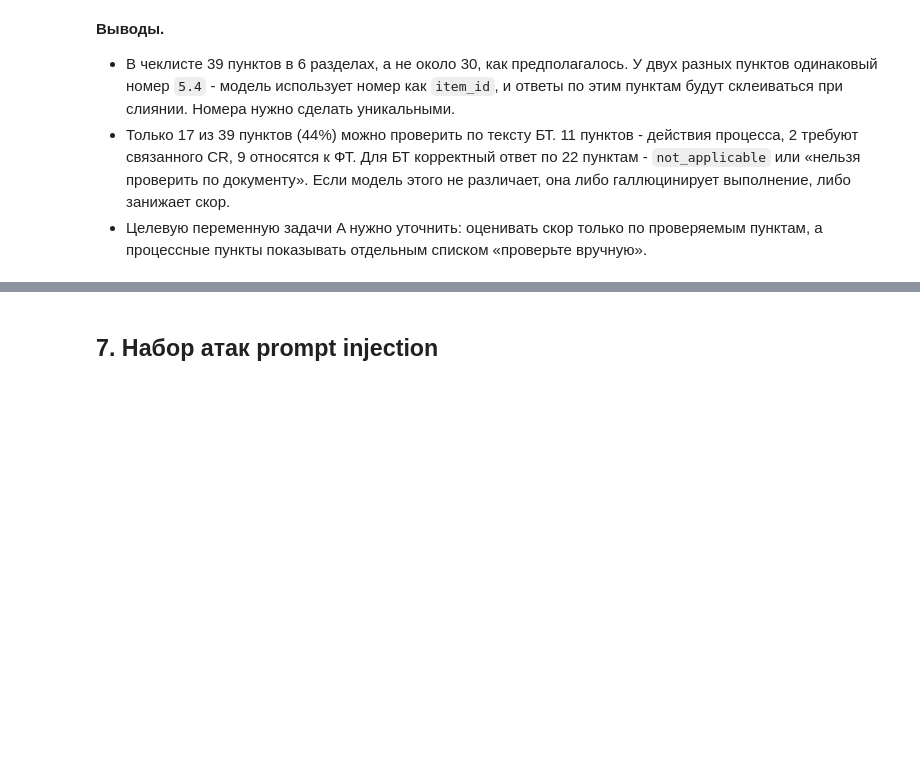
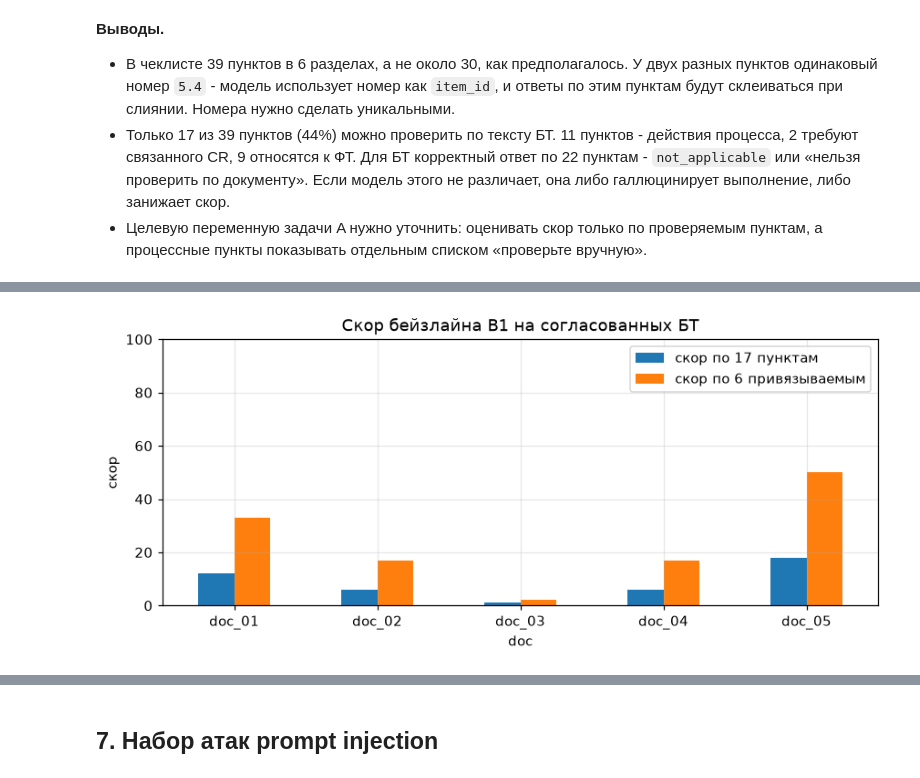
Before and after one commit to baton2809/ReqAssist2, a Jupyter notebook: notebooks/01_eda.ipynb, the cells around one changed output, grey strips where cells are left out. Cells and saved outputs as stored; diff of their text form; code cells hidden in the pictures; blank space fills up the shorter version.

```diff
--- a/notebooks/01_eda.ipynb
+++ b/notebooks/01_eda.ipynb
@@ -359,0 +323,18 @@ baseline_cov
+# %%
+from reqassist.baseline import ITEM_TO_SECTION, run_b1
+
+bt_docs = [d for d in docs if d.kind == "BT"]
+b1 = [run_b1(d, items) for d in bt_docs]
+mappable = list(ITEM_TO_SECTION)
+b1_table = pd.DataFrame(
+    {
+        "doc": r.doc_id,
+        "completed": sum(s == "completed" for s in r.statuses.values()),
+        "partial_placeholder": sum(s == "partial_placeholder" for s in r.statuses.values()),
+        "missing": sum(s == "missing" for s in r.statuses.values()),
+        "скор по 17 пунктам": r.score(),
+        "скор по 6 привязываемым": r.score(mappable),
+    }
+    for r in b1
+).set_index("doc")
+b1_table
@@ -359,0 +361,8 @@ baseline_cov
+# %%
+ax = b1_table[["скор по 17 пунктам", "скор по 6 привязываемым"]].plot.bar(figsize=(8, 3.6), rot=0)
+ax.set_ylim(0, 100)
+ax.set_ylabel("скор")
+ax.set_title("Скор бейзлайна B1 на согласованных БТ")
+savefig("06_baseline_b1")
+# %% [output]
+[figure, added]
```
Also changed, not shown: parts of 18 cells of this notebook, 2 other files.
